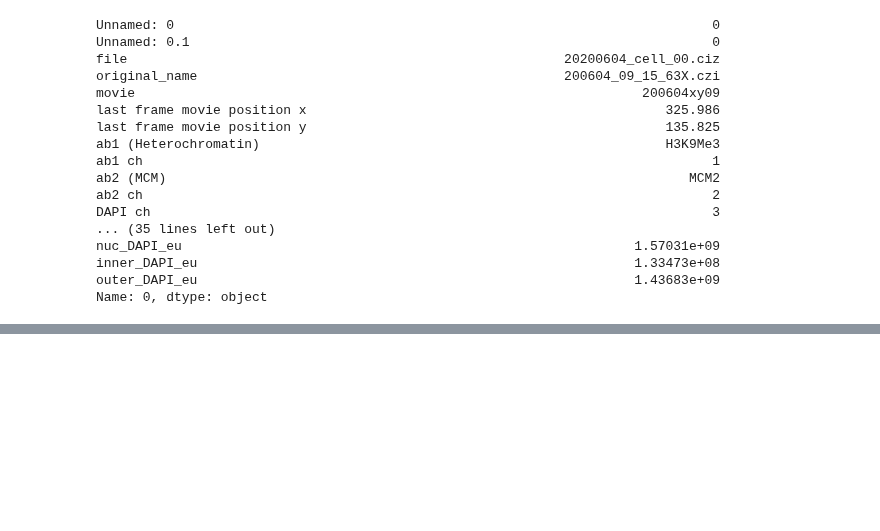
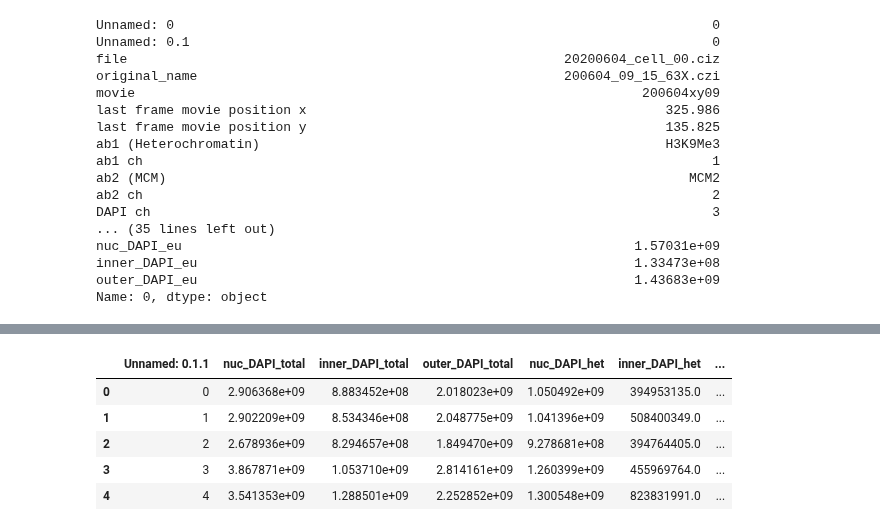
Before and after one commit to purvislab/MCM_project, a Jupyter notebook: 200221_data_combination_for_future_visualization_analysis.ipynb, the cells around one changed output, grey strips where cells are left out. Drawn from its saved outputs; the diff is of its cells as text; code cells hidden in the pictures; blank space fills up the shorter version.

```diff
--- a/200221_data_combination_for_future_visualization_analysis.ipynb
+++ b/200221_data_combination_for_future_visualization_analysis.ipynb
@@ -639,0 +642,8 @@ data3.to_csv(file2.replace('v5','v6'))
+# %%
+bigDir=r'Z:\CookLab\Liu\20190816_organizedData_MCM_loading\20200615_h3k9me3'
+
+file1=f'{bigDir}\\cellinfo_200615v3.csv'
+file2=f'{bigDir}\\cellinfo_200615v4.csv'
+
+data1=pd.read_csv(file1)
+data2=pd.read_csv(file2)
@@ -639,0 +664,20 @@ data3.to_csv(file2.replace('v5','v6'))
+# %%
+data2=data2.drop(columns=['Unnamed: 0', 'Unnamed: 0.1', 'file', 'original_name', 'movie',
+       'last frame movie position x', 'last frame movie position y',
+       'ab1 (MCM)', 'ab1 ch', 'ab2 (heterochromatin)', 'ab2 ch', 'DAPI ch',
+       'category', 'molecular age ', 'physical age [min]', 'imaging core',
+       'cell_id_last frame', 'path', 'mol_age_mod', 'physical_age',
+       'nuc_vol_total', 'inner_vol_total', 'outer_vol_total', 'nuc_mcm_total',
+       'inner_mcm_total', 'outer_mcm_total', 'nuc_vol_het', 'inner_vol_het',
+       'outer_vol_het', 'nuc_mcm_het', 'inner_mcm_het', 'outer_mcm_het',
+       'nuc_vol_eu', 'inner_vol_eu', 'outer_vol_eu', 'nuc_mcm_eu',
+       'inner_mcm_eu', 'outer_mcm_eu'])
+# %%
+data2.head()
+# %% [output]
+|  | Unnamed: 0.1.1 | nuc_DAPI_total | inner_DAPI_total | outer_DAPI_total | nuc_DAPI_het | inner_DAPI_het | ... |
+| 0 | 0 | 2.906368e+09 | 8.883452e+08 | 2.018023e+09 | 1.050492e+09 | 394953135.0 | ... |
+| 1 | 1 | 2.902209e+09 | 8.534346e+08 | 2.048775e+09 | 1.041396e+09 | 508400349.0 | ... |
+| 2 | 2 | 2.678936e+09 | 8.294657e+08 | 1.849470e+09 | 9.278681e+08 | 394764405.0 | ... |
+| 3 | 3 | 3.867871e+09 | 1.053710e+09 | 2.814161e+09 | 1.260399e+09 | 455969764.0 | ... |
+| 4 | 4 | 3.541353e+09 | 1.288501e+09 | 2.252852e+09 | 1.300548e+09 | 823831991.0 | ... |
```
Also changed, not shown: parts of 6 cells of this notebook, 1 other file.
